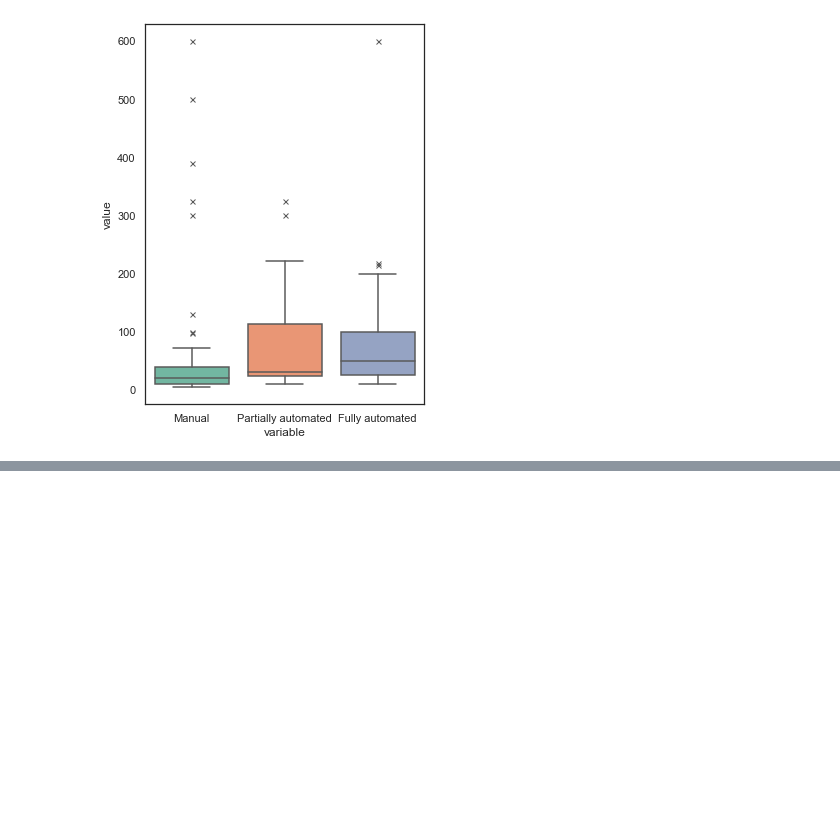
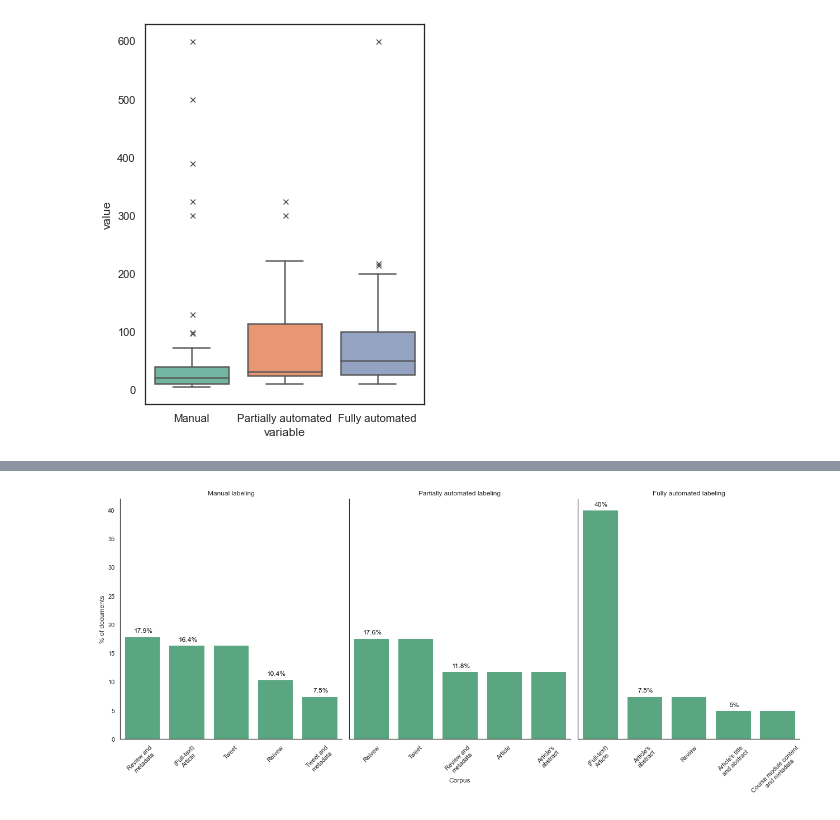
Before and after one commit to iberius96/Msc_Thesis, a Jupyter notebook: Data Visualization/Summary.ipynb, the cells around one changed output, grey strips where cells are left out. Saved outputs shown, nothing was run; the diff lists cells and outputs as text; code cells hidden in the pictures; blank space fills up the shorter version.

```diff
--- a/Data Visualization/Summary.ipynb
+++ b/Data Visualization/Summary.ipynb
@@ -476,0 +592,66 @@ iqr
+# %%
+import matplotlib.pyplot as plt
+import seaborn as sns
+
+values_fa = [40, 7.5, 7.5, 5, 5]
+labels_fa = ['(Full-text)\nArticle', 'Article\'s\nabstract', 'Review', 'Article\'s title\nand abstract', 'Course module content\nand metadata']
+
+values_ml = [17.9,	16.4,	16.4,	10.4,	7.5]
+labels_ml = ['Review and\nmetadata',	'(Full-text)\nArticle',	'Tweet',	'Reivew',	'Tweet and\nmetadata']
+
+values_pa = [17.6,	17.6,	11.8,	11.8,	11.8]
+labels_pa = ['Reivew',	'Tweet',	'Review and\nmetadata', 'Article',	'Article\'s\nabstract']
+
+# Create a grid of subplots
+fig, axes = plt.subplots(nrows=1, ncols=3, figsize=(18, 8), sharey=True)
+
+# Plot manual labeling
+sns.set_theme(style='white')
+sns.set_palette('Set2')
+sns.despine()
+ax1 = sns.barplot(y=values_ml, x=labels_ml, color=(0.3, 0.7, 0.5, 0.7), ax=axes[0])
+ax1.set_ylabel('% of documents')
+ax1.set_title('Manual labeling')
+ax1.tick_params(axis='x', rotation=45)
+
+# Add white labels inside each bar for manual labeling
+prev_val = 0
+for i, value in enumerate(values_ml):
+    if(prev_val == 0 or prev_val != value):
+        ax1.text(i+0.03, value+0.5, f'{value}%', ha='center', va='bottom', color='black')
+        prev_val = value
+
+# Plot partially automated labeling
+sns.set_theme(style='white')
+sns.set_palette('Set2')
+sns.despine()
+ax2 = sns.barplot(y=values_pa, x=labels_pa, color=(0.3, 0.7, 0.5, 0.7), ax=axes[1])
+ax2.set_xlabel('Corpus')
+ax2.set_title('Partially automated labeling')
+ax2.tick_params(axis='x', rotation=45)
+
+# Add white labels inside each bar for partially automated labeling
+prev_val = 0
+for i, value in enumerate(values_pa):
+    if(prev_val == 0 or prev_val != value):
+        ax2.text(i+0.03, value+0.5, f'{value}%', ha='center', va='bottom', color='black')
+        prev_val = value
+
+# Plot fully automated labeling
+sns.set_theme(style='white')
+sns.set_palette('Set2')
+sns.despine()
+ax3 = sns.barplot(y=values_fa, x=labels_fa, color=(0.3, 0.7, 0.5, 0.7), ax=axes[2])
+ax3.set_title('Fully automated labeling')
+ax3.tick_params(axis='x', rotation=45)
+
+prev_val = 0
+for i, value in enumerate(values_fa):
+    if(prev_val == 0 or prev_val != value):
+        ax3.text(i+0.03, value+0.5, f'{value}%', ha='center', va='bottom', color='black')
+        prev_val = value
+
+plt.tight_layout()
+plt.show()
+# %% [output]
+[figure, added]
```
Also changed, not shown: parts of 4 cells of this notebook, 5 other files.
